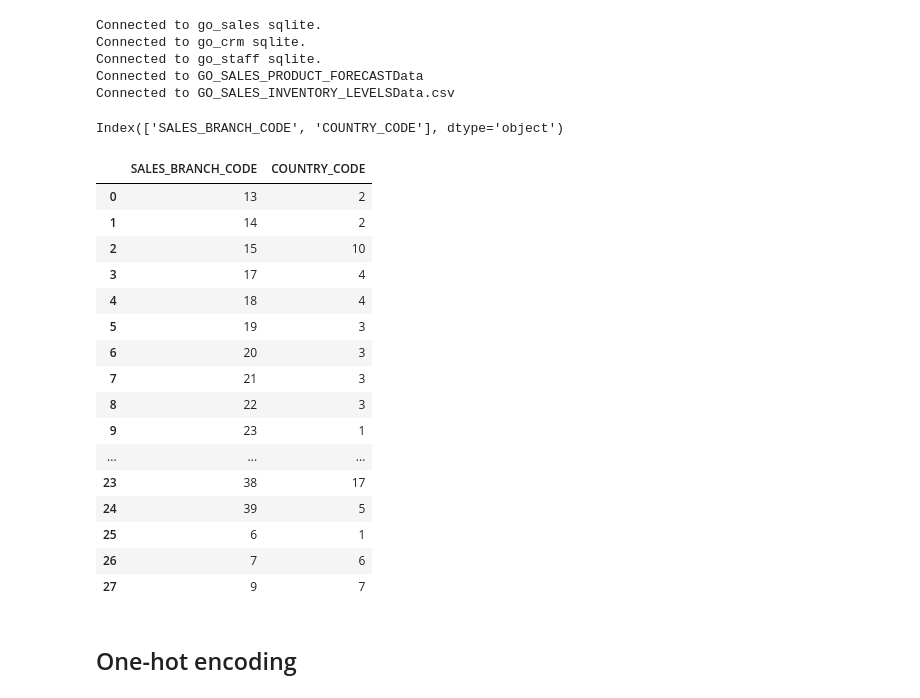
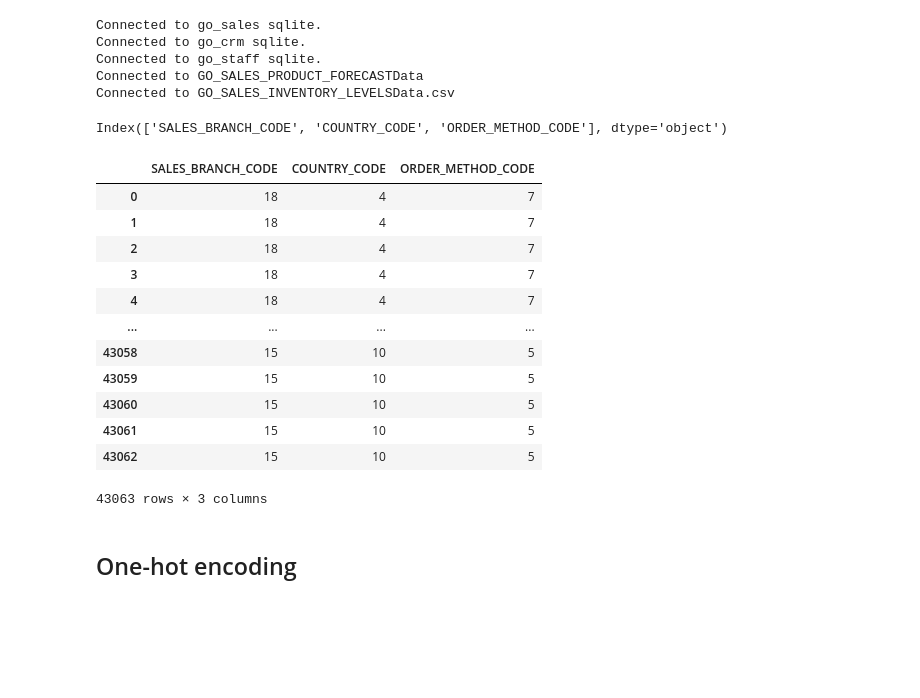
Before and after one commit to DKnightAnon/DEDS_repository, a Jupyter notebook: Week 9/Practicum_9.1_Clusteringmodellen.ipynb, the cells around one changed output. Cells and saved outputs as stored; diff of their text form; code cells hidden in the pictures; blank space fills up the shorter version.

```diff
--- a/Week 9/Practicum_9.1_Clusteringmodellen.ipynb
+++ b/Week 9/Practicum_9.1_Clusteringmodellen.ipynb
@@ -100,54 +100,51 @@ global order_details
 order_details = pd.read_sql_query("SELECT * FROM {}".format("order_details"),sales_con)
 order_details = order_details[order_details.columns.drop(list(order_details.filter(regex="TRIAL")))]
 # %%
-# dataset = pd.merge(sales_branch, country, left_on="COUNTRY_CODE", how="inner", right_on="COUNTRY_CODE")
-# orders = pd.merge(order_header, order_details, left_on="ORDER_NUMBER", how="inner", right_on="ORDER_NUMBER")
-# dataset = pd.merge(orders, dataset, left_on="SALES_BRANCH_CODE", how="inner", right_on="SALES_BRANCH_CODE")
-# dataset = pd.merge(dataset, product, left_on="PRODUCT_NUMBER", how="inner", right_on="PRODUCT_NUMBER")
-# dataset = pd.merge(dataset, product_type, left_on="PRODUCT_TYPE_CODE", how="inner", right_on="PRODUCT_TYPE_CODE")
-# dataset = pd.merge(dataset, product_line, left_on="PRODUCT_LINE_CODE", how="inner", right_on="PRODUCT_LINE_CODE")
+dataset = pd.merge(sales_branch, country, left_on="COUNTRY_CODE", how="inner", right_on="COUNTRY_CODE")
+orders = pd.merge(order_header, order_details, left_on="ORDER_NUMBER", how="inner", right_on="ORDER_NUMBER")
+dataset = pd.merge(orders, dataset, left_on="SALES_BRANCH_CODE", how="inner", right_on="SALES_BRANCH_CODE")
+dataset = pd.merge(dataset, product, left_on="PRODUCT_NUMBER", how="inner", right_on="PRODUCT_NUMBER")
+dataset = pd.merge(dataset, product_type, left_on="PRODUCT_TYPE_CODE", how="inner", right_on="PRODUCT_TYPE_CODE")
+dataset = pd.merge(dataset, product_line, left_on="PRODUCT_LINE_CODE", how="inner", right_on="PRODUCT_LINE_CODE")
 
 
-# dataset = dataset.loc[:,
-#                       [
-#                           "SALES_BRANCH_CODE",
-#                           "COUNTRY_CODE",
-#                         #   "PRODUCT_TYPE_CODE",
-#                           "PRODUCT_LINE_CODE",
-#                           "UNIT_COST",
-#                           "UNIT_PRICE",
-#                           "UNIT_SALE_PRICE",
-#                           "PRODUCTION_COST"
-#                       ]
-#                      ]
+dataset = dataset.loc[:,
+                      [
+                          "SALES_BRANCH_CODE",
+                          "COUNTRY_CODE",
+                        #   "PRODUCT_TYPE_CODE",
+                        #   "PRODUCT_LINE_CODE",
+                          "ORDER_METHOD_CODE"
+                          # "UNIT_COST",
+                          # "UNIT_PRICE",
+                          # "UNIT_SALE_PRICE",
+                          # "PRODUCTION_COST"
+                      ]
+                     ]
 
 #aantal gekozen rijen verminderen voor minder drukte in visuals
 # dataset = dataset.iloc[:3063]
 
-dataset = sales_branch.loc[:,["SALES_BRANCH_CODE","COUNTRY_CODE"]]
+# dataset = sales_branch.loc[:,["SALES_BRANCH_CODE","COUNTRY_CODE"]]
 
 
 print(dataset.columns)
 display(dataset)
 # %% [output]
-Index(['SALES_BRANCH_CODE', 'COUNTRY_CODE'], dtype='object')
+Index(['SALES_BRANCH_CODE', 'COUNTRY_CODE', 'ORDER_METHOD_CODE'], dtype='object')
-|  | SALES_BRANCH_CODE | COUNTRY_CODE |
-| 0 | 13 | 2 |
-| 1 | 14 | 2 |
-| 2 | 15 | 10 |
-| 3 | 17 | 4 |
-| 4 | 18 | 4 |
-| 5 | 19 | 3 |
-| 6 | 20 | 3 |
-| 7 | 21 | 3 |
-| 8 | 22 | 3 |
-| 9 | 23 | 1 |
-| ... | ... | ... |
-| 23 | 38 | 17 |
-| 24 | 39 | 5 |
-| 25 | 6 | 1 |
-| 26 | 7 | 6 |
-| 27 | 9 | 7 |
+|  | SALES_BRANCH_CODE | COUNTRY_CODE | ORDER_METHOD_CODE |
+| 0 | 18 | 4 | 7 |
+| 1 | 18 | 4 | 7 |
+| 2 | 18 | 4 | 7 |
+| 3 | 18 | 4 | 7 |
+| 4 | 18 | 4 | 7 |
+| ... | ... | ... | ... |
+| 43058 | 15 | 10 | 5 |
+| 43059 | 15 | 10 | 5 |
+| 43060 | 15 | 10 | 5 |
+| 43061 | 15 | 10 | 5 |
+| 43062 | 15 | 10 | 5 |
+43063 rows × 3 columns
 # %% [markdown]
 ## One-hot encoding
 # %%
```
Also changed, not shown: parts of 6 cells of this notebook, 29 other files.
